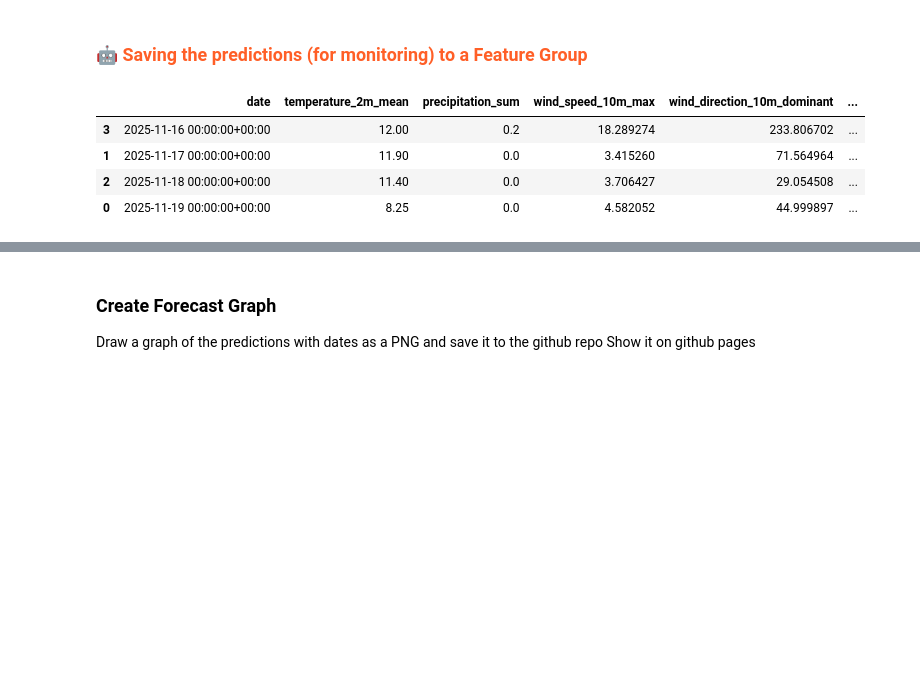
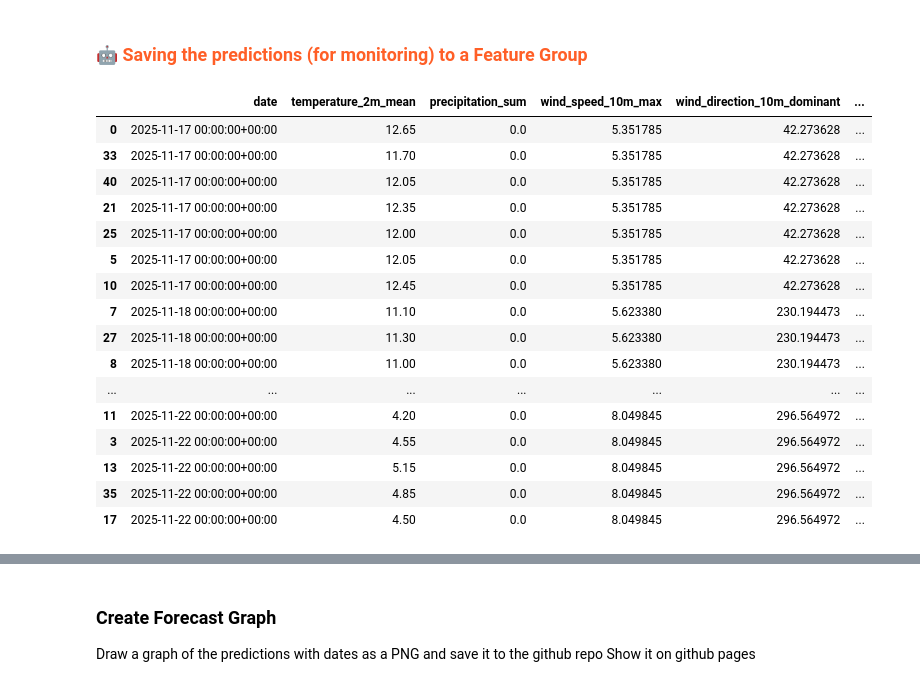
Before and after one commit to david-bazalduaa/Air-Quality-Prediction-Service-Madrid, a Jupyter notebook: notebooks/airquality/4_air_quality_batch_inference.ipynb, the cells around one changed output, grey strips where cells are left out. Drawn from its saved outputs; the diff is of its cells as text; code cells hidden in the pictures; blank space fills up the shorter version.

```diff
--- a/notebooks/airquality/4_air_quality_batch_inference.ipynb
+++ b/notebooks/airquality/4_air_quality_batch_inference.ipynb
@@ -94,7 +96,7 @@ mr = project.get_model_registry()
 
 retrieved_model = mr.get_model(
     name="air_quality_xgboost_model",
-    version=1,
+    version=5,
 )
 
 fv = retrieved_model.get_feature_view()
@@ -145,9 +154,23 @@ XGBRegressor(base_score='3.9870365E1', booster='gbtree', callbacks=None,
 ## <span style="color:#ff5f27;">✨ Get Weather Forecast Features with Feature View   </span>
 # %%
 weather_fg = fs.get_feature_group(
-    name='weather',
+    name="weather_madrid_sensors",
     version=1,
 )
-batch_data = weather_fg.filter(weather_fg.date >= today).read()
-batch_data
+
+batch_data = (
+    weather_fg
+    .filter(weather_fg.date >= today)
+    .read()
+)
+
+feature_cols = [
+    "temperature_2m_mean",
+    "precipitation_sum",
+    "wind_speed_10m_max",
+    "wind_direction_10m_dominant",
+    "cloud_cover_max",
+    "relative_humidity_2m_mean",
+    "dew_point_2m_max",
+]
 # %% [output]
@@ -160,8 +178,10 @@ Finished: Reading data from Hopsworks, using Hopsworks Feature Query Service (0.
 # %% [markdown]
 ### <span style="color:#ff5f27;">🤖 Making the predictions</span>
 # %%
-batch_data['predicted_pm25'] = retrieved_xgboost_model.predict(
-    batch_data[['temperature_2m_mean', 'precipitation_sum', 'wind_speed_10m_max', 'wind_direction_10m_dominant','cloud_cover_max','relative_humidity_2m_mean','dew_point_2m_max']])
+X_batch = batch_data[feature_cols].values
+batch_data["predicted_pm25"] = retrieved_xgboost_model.predict(X_batch
+)
+batch_data.sort_values("date", inplace=True)
 batch_data
 # %% [output]
 |  | date | temperature_2m_mean | precipitation_sum | wind_speed_10m_max | wind_direction_10m_dominant | ... |
@@ -192,19 +227,34 @@ memory usage: 320.0+ bytes
 # %% [markdown]
 ### <span style="color:#ff5f27;">🤖 Saving the predictions (for monitoring) to a Feature Group</span>
 # %%
-batch_data['street'] = street
-batch_data['city'] = city
-batch_data['country'] = country
-# Fill in the number of days before the date on which you made the forecast (base_date)
-batch_data['days_before_forecast_day'] = range(1, len(batch_data)+1)
-batch_data = batch_data.sort_values(by=['date'])
+# 2) Sacamos las fechas distintas en orden (sin hora)
+unique_dates = batch_data['date'].dt.date.drop_duplicates().sort_values()
+
+# 3) Creamos un mapa: fecha -> día_antes_del_forecast (1,2,3,...)
+date_to_day = {d: i + 1 for i, d in enumerate(unique_dates)}
+
+# 4) Asignamos la columna usando ese mapa
+batch_data['days_before_forecast_day'] = batch_data['date'].dt.date.map(date_to_day)
+
 batch_data
 # %% [output]
 |  | date | temperature_2m_mean | precipitation_sum | wind_speed_10m_max | wind_direction_10m_dominant | ... |
-| 3 | 2025-11-16 00:00:00+00:00 | 12.00 | 0.2 | 18.289274 | 233.806702 | ... |
-| 1 | 2025-11-17 00:00:00+00:00 | 11.90 | 0.0 | 3.415260 | 71.564964 | ... |
-| 2 | 2025-11-18 00:00:00+00:00 | 11.40 | 0.0 | 3.706427 | 29.054508 | ... |
-| 0 | 2025-11-19 00:00:00+00:00 | 8.25 | 0.0 | 4.582052 | 44.999897 | ... |
+| 0 | 2025-11-17 00:00:00+00:00 | 12.65 | 0.0 | 5.351785 | 42.273628 | ... |
+| 33 | 2025-11-17 00:00:00+00:00 | 11.70 | 0.0 | 5.351785 | 42.273628 | ... |
+| 40 | 2025-11-17 00:00:00+00:00 | 12.05 | 0.0 | 5.351785 | 42.273628 | ... |
+| 21 | 2025-11-17 00:00:00+00:00 | 12.35 | 0.0 | 5.351785 | 42.273628 | ... |
+| 25 | 2025-11-17 00:00:00+00:00 | 12.00 | 0.0 | 5.351785 | 42.273628 | ... |
+| 5 | 2025-11-17 00:00:00+00:00 | 12.05 | 0.0 | 5.351785 | 42.273628 | ... |
+| 10 | 2025-11-17 00:00:00+00:00 | 12.45 | 0.0 | 5.351785 | 42.273628 | ... |
+| 7 | 2025-11-18 00:00:00+00:00 | 11.10 | 0.0 | 5.623380 | 230.194473 | ... |
+| 27 | 2025-11-18 00:00:00+00:00 | 11.30 | 0.0 | 5.623380 | 230.194473 | ... |
+| 8 | 2025-11-18 00:00:00+00:00 | 11.00 | 0.0 | 5.623380 | 230.194473 | ... |
+| ... | ... | ... | ... | ... | ... | ... |
+| 11 | 2025-11-22 00:00:00+00:00 | 4.20 | 0.0 | 8.049845 | 296.564972 | ... |
+| 3 | 2025-11-22 00:00:00+00:00 | 4.55 | 0.0 | 8.049845 | 296.564972 | ... |
+| 13 | 2025-11-22 00:00:00+00:00 | 5.15 | 0.0 | 8.049845 | 296.564972 | ... |
+| 35 | 2025-11-22 00:00:00+00:00 | 4.85 | 0.0 | 8.049845 | 296.564972 | ... |
+| 17 | 2025-11-22 00:00:00+00:00 | 4.50 | 0.0 | 8.049845 | 296.564972 | ... |
 # %%
 batch_data.info()
 # %% [output]
```
Also changed, not shown: parts of 15 cells of this notebook, 21 other files.
